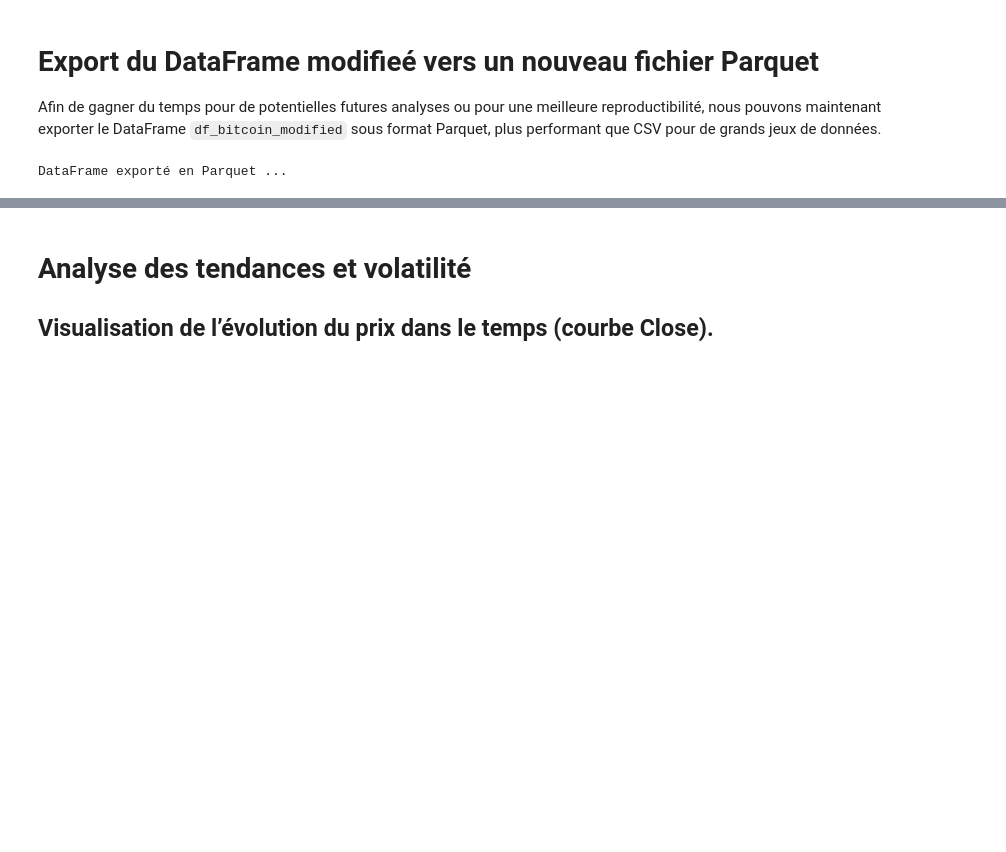
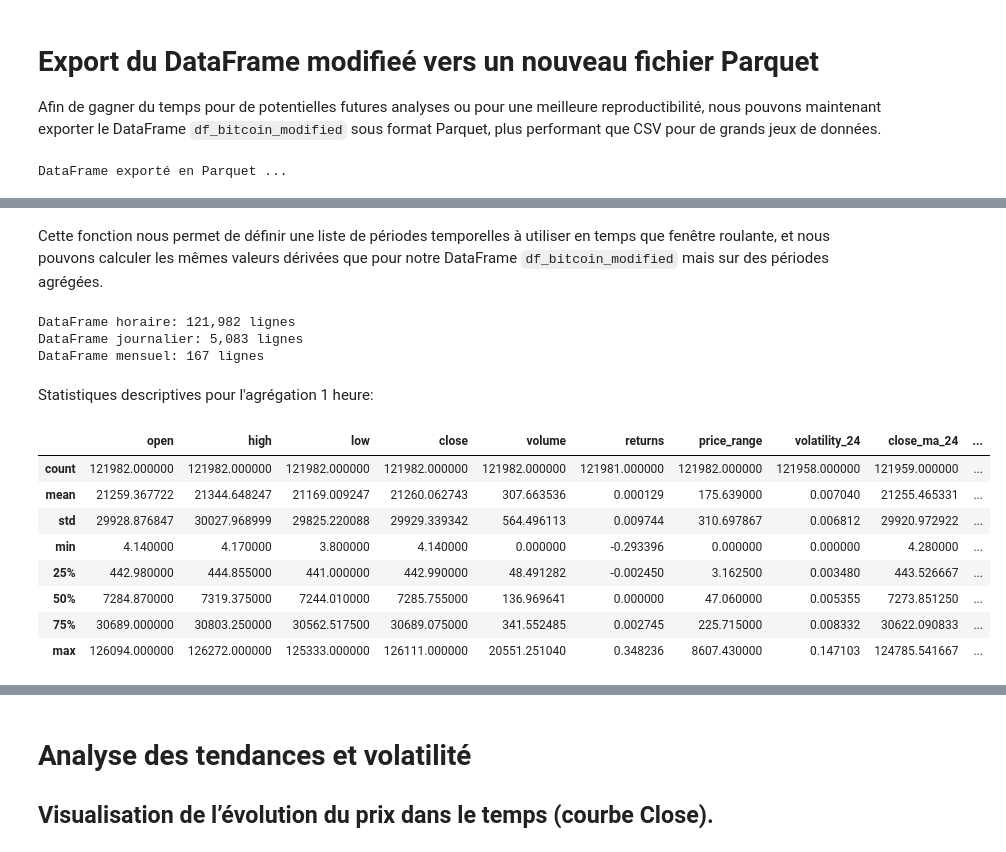
Before and after one commit to GoupilV/Analyse-du-Bitcoin---8PRO408, a Jupyter notebook: Analyse temporelle du Bitcoin.ipynb, the cells around one changed output, grey strips where cells are left out. Saved outputs shown, nothing was run; the diff lists cells and outputs as text; code cells hidden in the pictures; blank space fills up the shorter version.

Commit message:
refactor: Fonction pour créer les agrégations temporelles, agrégations sur 1 heure, 1 jour et 1 mois. Statistiques descriptives de ces agrégations.

```diff
--- a/Analyse temporelle du Bitcoin.ipynb
+++ b/Analyse temporelle du Bitcoin.ipynb
@@ -666,8 +666,6 @@ Index(['open', 'high', 'low', 'close', 'volume', 'returns', 'volatility',
 # %% [markdown]
 # Export du DataFrame modifieé vers un nouveau fichier Parquet
 Afin de gagner du temps pour de potentielles futures analyses ou pour une meilleure reproductibilité, nous pouvons maintenant exporter le DataFrame `df_bitcoin_modified` sous format Parquet, plus performant que CSV pour de grands jeux de données.
-# %%
-df_bitcoin_modified.index.freq = '1min'
 # %%
 df_bitcoin_modified.to_parquet('data/clean/bitcoin_1min_clean.parquet', engine='fastparquet')
 print(f"DataFrame exporté en Parquet ...")
@@ -707,0 +721,32 @@ df_bitcoin_1_month
+# %% [markdown]
+Cette fonction nous permet de définir une liste de périodes temporelles à utiliser en temps que fenêtre roulante, et nous pouvons calculer les mêmes valeurs dérivées que pour notre DataFrame `df_bitcoin_modified` mais sur des périodes agrégées.
+# %%
+# Série agrégée 1 heure, avec fenêtre de 24h et d'une semaine
+df_bitcoin_1_hour = aggregate_ohlcv(df_bitcoin_modified, 'h', ma_windows=[24, 168])
+print(f"DataFrame horaire: {len(df_bitcoin_1_hour):,} lignes")
+
+# Série agrégée 1 jour, avec fenêtre d'une semaine, un mois et trois mois
+df_bitcoin_1_day = aggregate_ohlcv(df_bitcoin_modified, 'D', ma_windows=[7, 30, 90])
+print(f"DataFrame journalier: {len(df_bitcoin_1_day):,} lignes")
+
+# Série agrégée 1 mois, avec fenêtre de trois mois et d'un an
+df_bitcoin_1_month = aggregate_ohlcv(df_bitcoin_modified, 'ME', ma_windows=[3, 12])
+print(f"DataFrame mensuel: {len(df_bitcoin_1_month):,} lignes")
+# %% [output]
+DataFrame horaire: 121,982 lignes
+DataFrame journalier: 5,083 lignes
+DataFrame mensuel: 167 lignes
+# %% [markdown]
+Statistiques descriptives pour l'agrégation 1 heure:
+# %%
+df_bitcoin_1_hour.describe()
+# %% [output]
+|  | open | high | low | close | volume | returns | price_range | volatility_24 | close_ma_24 | ... |
+| count | 121982.000000 | 121982.000000 | 121982.000000 | 121982.000000 | 121982.000000 | 121981.000000 | 121982.000000 | 121958.000000 | 121959.000000 | ... |
+| mean | 21259.367722 | 21344.648247 | 21169.009247 | 21260.062743 | 307.663536 | 0.000129 | 175.639000 | 0.007040 | 21255.465331 | ... |
+| std | 29928.876847 | 30027.968999 | 29825.220088 | 29929.339342 | 564.496113 | 0.009744 | 310.697867 | 0.006812 | 29920.972922 | ... |
+| min | 4.140000 | 4.170000 | 3.800000 | 4.140000 | 0.000000 | -0.293396 | 0.000000 | 0.000000 | 4.280000 | ... |
+| 25% | 442.980000 | 444.855000 | 441.000000 | 442.990000 | 48.491282 | -0.002450 | 3.162500 | 0.003480 | 443.526667 | ... |
+| 50% | 7284.870000 | 7319.375000 | 7244.010000 | 7285.755000 | 136.969641 | 0.000000 | 47.060000 | 0.005355 | 7273.851250 | ... |
+| 75% | 30689.000000 | 30803.250000 | 30562.517500 | 30689.075000 | 341.552485 | 0.002745 | 225.715000 | 0.008332 | 30622.090833 | ... |
+| max | 126094.000000 | 126272.000000 | 125333.000000 | 126111.000000 | 20551.251040 | 0.348236 | 8607.430000 | 0.147103 | 124785.541667 | ... |
```
Also changed, not shown: parts of 18 cells of this notebook.
